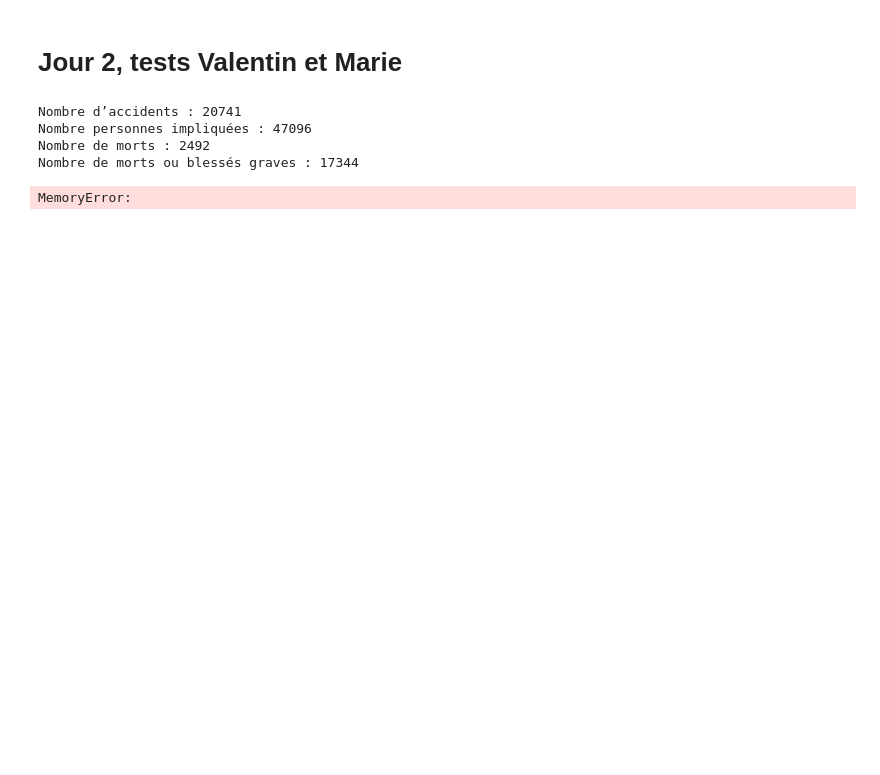
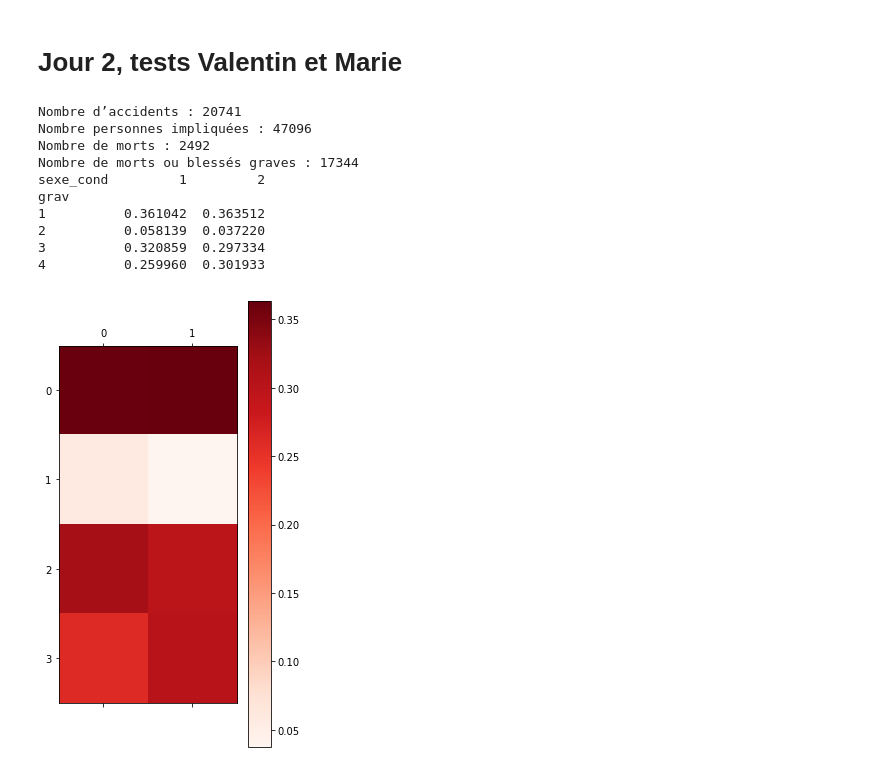
Before and after one commit to ericbenhamou/MASH_IPJ_2018, a Jupyter notebook: Untitled.ipynb, the cells around one changed output. Cells and saved outputs as stored; diff of their text form; code cells hidden in the pictures; blank space fills up the shorter version.

Commit message:
Tests sexe et âge du capitaine

```diff
--- a/Untitled.ipynb
+++ b/Untitled.ipynb
@@ -60,30 +46,40 @@ plt.show()
 # %%
 routes_nat_dep = dfs[2]['catr'].isin({2, 3})
 tpc = dfs[2]['circ'] == 3 #Est bidirectionnelle
 nat_dep_non_tpc = routes_nat_dep & ~tpc
 print("Nombre d’accidents : %d" % nat_dep_non_tpc.sum())
 
 accidents_int = dfs[2][nat_dep_non_tpc].merge(dfs[0], how="inner")
 print("Nombre personnes impliquées : %d" % accidents_int.shape[0])
 
 accidents_int["mort"] = (accidents_int["grav"] == 2)
 accidents_int["grav_fatal"] = accidents_int["grav"].isin({2,3})
 print("Nombre de morts : %d " % sum(accidents_int["mort"]))
 print("Nombre de morts ou blessés graves : %d" % sum(accidents_int["grav_fatal"]))
 
 vehicules_usagers = dfs[1].merge(dfs[0])
 vehicules_conducteurs = vehicules_usagers[vehicules_usagers["catu"] == 1]
-vehicules_conducteurs = vehicules_conducteurs[["num_veh", "sexe", "an_nais"]]
-vehicules_conducteurs = vehicules_conducteurs.rename({
-    "sexe": "sexe_cond",
-    "an_nais": "an_nais_cond",
-})
+vehicules_conducteurs = vehicules_conducteurs[["Num_Acc", "num_veh", "sexe", "an_nais"]]
+vehicules_conducteurs = vehicules_conducteurs.rename(columns={"sexe": "sexe_cond",
+                                                              "an_nais": "an_nais_cond"
+                                                             })
+accidents_int = accidents_int.merge(vehicules_conducteurs, how="inner", on=("Num_Acc", "num_veh"))
 
-accidents_int = accidents_int.merge(vehicules_conducteurs[["num_veh", "sexe", "an_nais"]],
-                                    how="inner")
+ct_sex_gravite = pd.crosstab(accidents_int["grav"], accidents_int["sexe_cond"], normalize="columns")
+print(ct_sex_gravite)
+print()
+plt.matshow(ct_sex_gravite.values, cmap=cm.Reds, interpolation='none')
+plt.colorbar()
+plt.show()
 # %% [output]
 Nombre d’accidents : 20741
 Nombre personnes impliquées : 47096
 Nombre de morts : 2492
 Nombre de morts ou blessés graves : 17344
+sexe_cond         1         2
+grav
+1          0.361042  0.363512
+2          0.058139  0.037220
+3          0.320859  0.297334
+4          0.259960  0.301933
-MemoryError:
+[figure, added]
```
Also changed, not shown: parts of 9 cells of this notebook.
